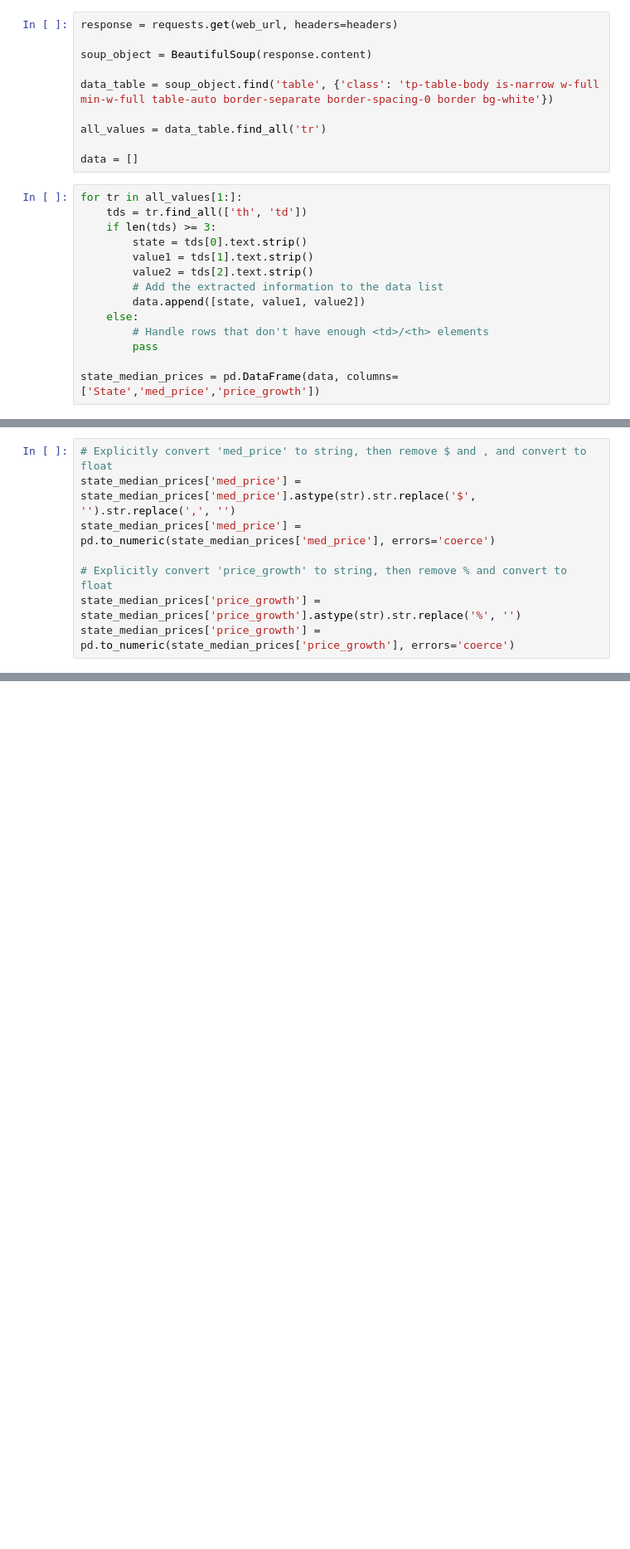
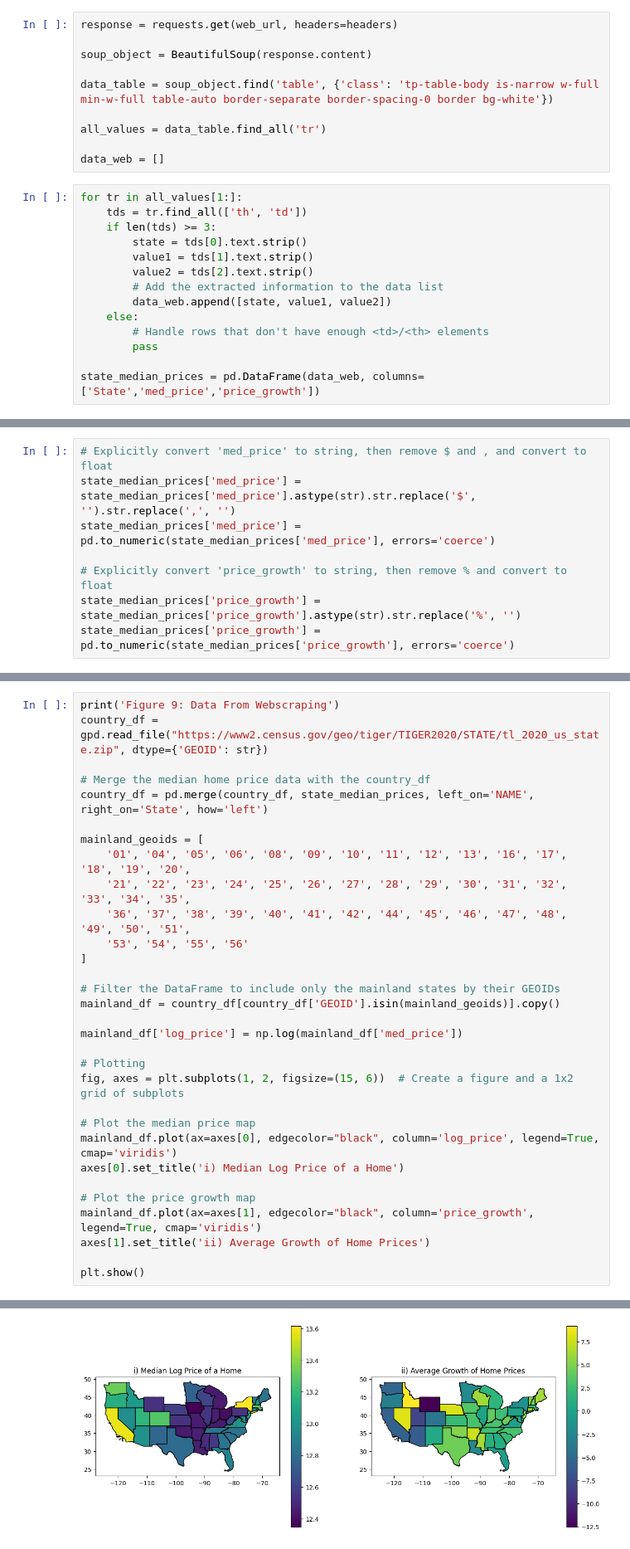
Before and after one commit to ECO225-W2024/project-one-code-S-O-Ahn, a Jupyter notebook: Project 1.ipynb, the cells around one changed output, grey strips where cells are left out. Shown at 83% size. Drawn from its saved outputs; the diff is of its cells as text; blank space fills up the shorter version.

```diff
--- a/Project 1.ipynb
+++ b/Project 1.ipynb
@@ -593,7 +593,7 @@ data_table = soup_object.find('table', {'class': 'tp-table-body is-narrow w-full
 
 all_values = data_table.find_all('tr')
 
-data = []
+data_web = []
 # %%
 for tr in all_values[1:]:
     tds = tr.find_all(['th', 'td'])
@@ -602,10 +602,10 @@ for tr in all_values[1:]:
         value1 = tds[1].text.strip()
         value2 = tds[2].text.strip()
         # Add the extracted information to the data list
-        data.append([state, value1, value2])
+        data_web.append([state, value1, value2])
     else:
         # Handle rows that don't have enough <td>/<th> elements
         pass
 
-state_median_prices = pd.DataFrame(data, columns=['State','med_price','price_growth'])
+state_median_prices = pd.DataFrame(data_web, columns=['State','med_price','price_growth'])
 # %%
@@ -653,0 +623,32 @@ plt.show()
+# %%
+print('Figure 9: Data From Webscraping')
+country_df = gpd.read_file("https://www2.census.gov/geo/tiger/TIGER2020/STATE/tl_2020_us_state.zip", dtype={'GEOID': str})
+
+# Merge the median home price data with the country_df
+country_df = pd.merge(country_df, state_median_prices, left_on='NAME', right_on='State', how='left')
+
+mainland_geoids = [
+    '01', '04', '05', '06', '08', '09', '10', '11', '12', '13', '16', '17', '18', '19', '20',
+    '21', '22', '23', '24', '25', '26', '27', '28', '29', '30', '31', '32', '33', '34', '35',
+    '36', '37', '38', '39', '40', '41', '42', '44', '45', '46', '47', '48', '49', '50', '51',
+    '53', '54', '55', '56'
+]
+
+# Filter the DataFrame to include only the mainland states by their GEOIDs
+mainland_df = country_df[country_df['GEOID'].isin(mainland_geoids)].copy()
+
+mainland_df['log_price'] = np.log(mainland_df['med_price'])
+
+# Plotting
+fig, axes = plt.subplots(1, 2, figsize=(15, 6))  # Create a figure and a 1x2 grid of subplots
+
+# Plot the median price map
+mainland_df.plot(ax=axes[0], edgecolor="black", column='log_price', legend=True, cmap='viridis')
+axes[0].set_title('i) Median Log Price of a Home')
+
+# Plot the price growth map
+mainland_df.plot(ax=axes[1], edgecolor="black", column='price_growth', legend=True, cmap='viridis')
+axes[1].set_title('ii) Average Growth of Home Prices')
+
+plt.show()
+# %% [output]
@@ -653,0 +656 @@ plt.show()
+[figure, added]
```
Also changed, not shown: parts of 10 cells of this notebook.
